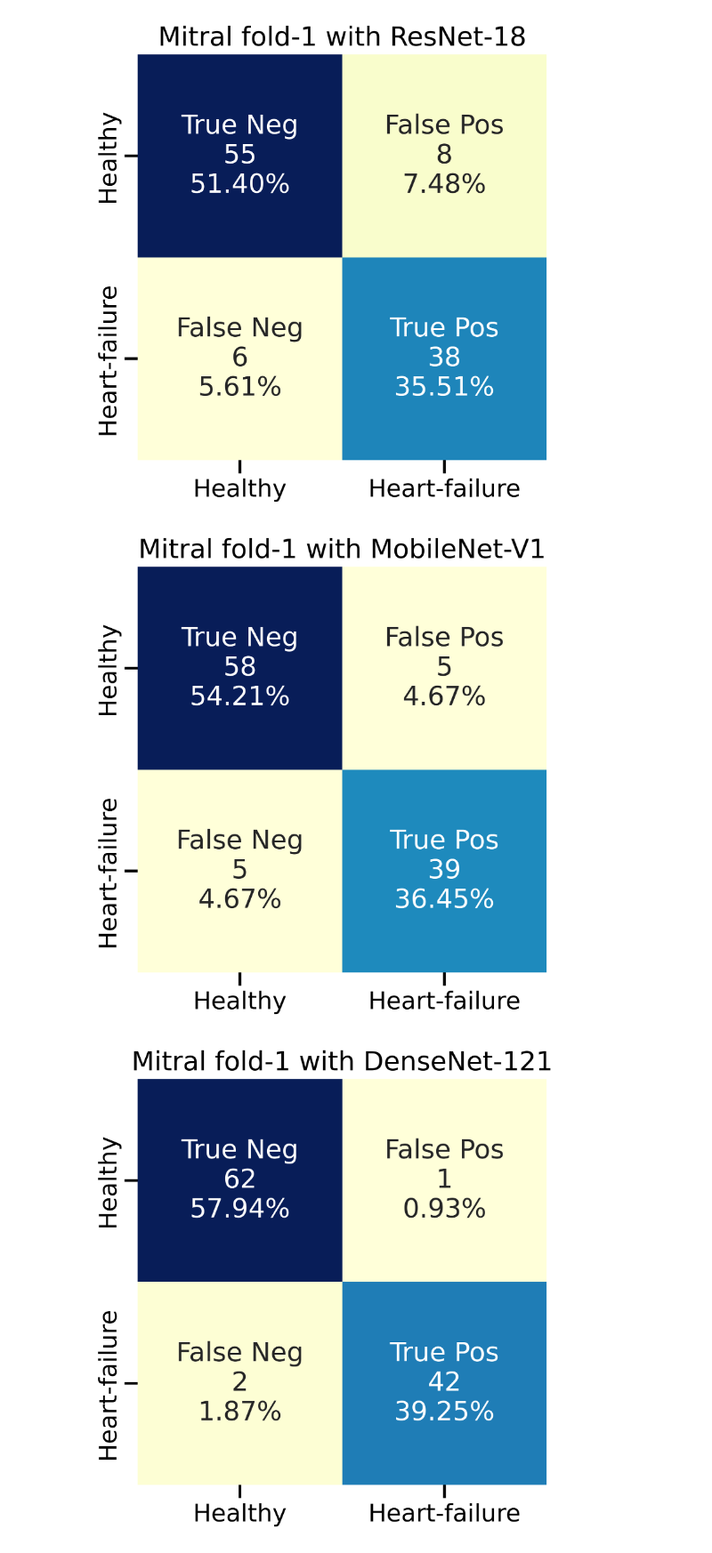
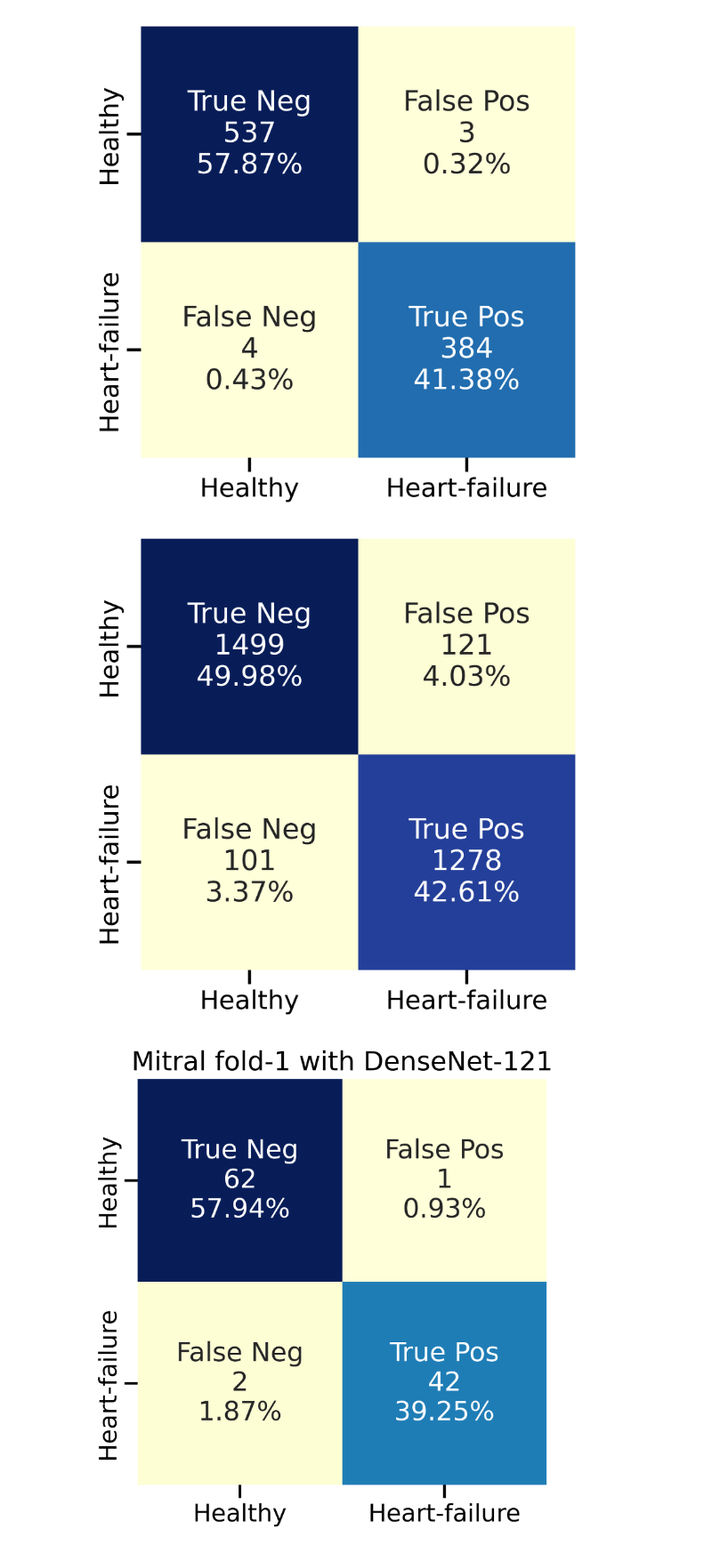
Before and after one commit to qiuzhaoyu/AHF-Rapid-Diagnosis, a Jupyter notebook: confusion matrix.ipynb, the cells around one changed output. Shown at 89% size. Cells and saved outputs as stored; diff of their text form; code cells hidden in the pictures.

```diff
--- a/confusion matrix.ipynb
+++ b/confusion matrix.ipynb
@@ -5,25 +5,25 @@ import seaborn as sns
 from cf_matrix import make_confusion_matrix
 sns.set_context('talk')
 # %%
-cf_matrix = np.array([[55,8],
-                      [6,38]])
+cf_matrix = np.array([[537,3],
+                      [4,384]])
 labels = ['True Neg','False Pos','False Neg','True Pos']
 categories = ['Healthy', 'Heart-failure']
 make_confusion_matrix(cf_matrix, group_names=labels, categories=categories,figsize=(5,5),cmap="YlGnBu",
-                       title='Mitral fold-1 with ResNet-18',sum_stats=False,cbar=False,xyplotlabels=False)
+                       sum_stats=False,cbar=False,xyplotlabels=False)
 plt.savefig('ResNet.png', dpi=600)
 # %% [output]
-[figure, old version]
+[figure, new version]
 # %%
-cf_matrix = np.array([[58,5],
-                      [5,39]])
+cf_matrix = np.array([[1499,121],
+                      [101,1278]])
 labels = ['True Neg','False Pos','False Neg','True Pos']
 categories = ['Healthy', 'Heart-failure']
 make_confusion_matrix(cf_matrix, group_names=labels, categories=categories,figsize=(5,5),cmap="YlGnBu",
-                      title='Mitral fold-1 with MobileNet-V1',sum_stats=False,cbar=False,xyplotlabels=False)
+                      sum_stats=False,cbar=False,xyplotlabels=False)
 plt.savefig('MobileNet.png', dpi=600)
 # %% [output]
-[figure, old version]
+[figure, new version]
 # %%
 cf_matrix = np.array([[62,1],
                       [2,42]])
```
Also changed, not shown: 12 other files.
